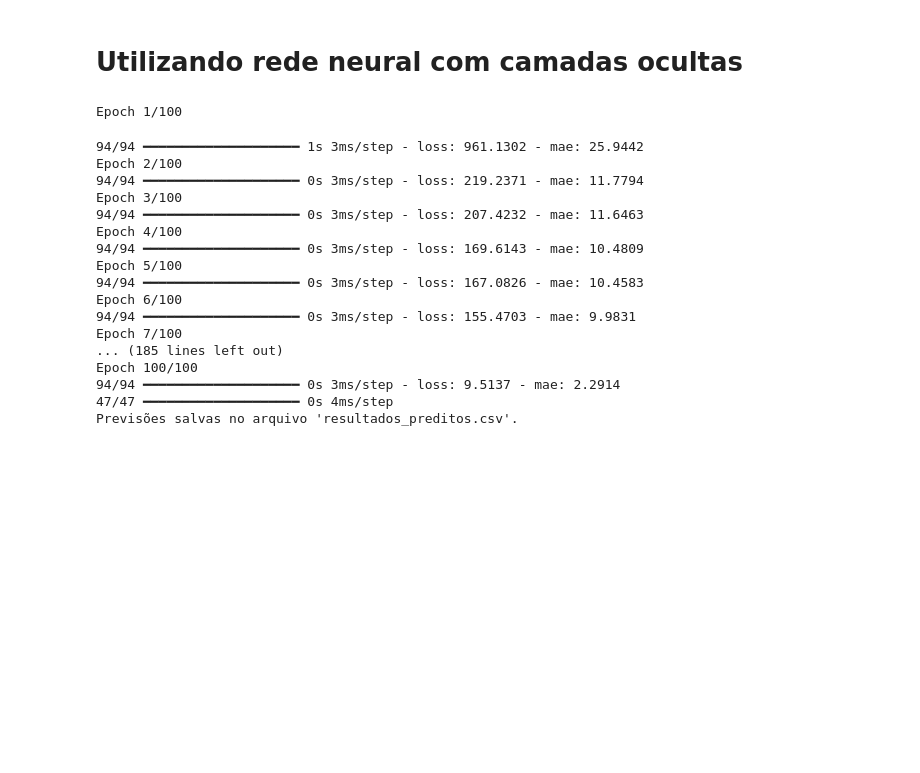
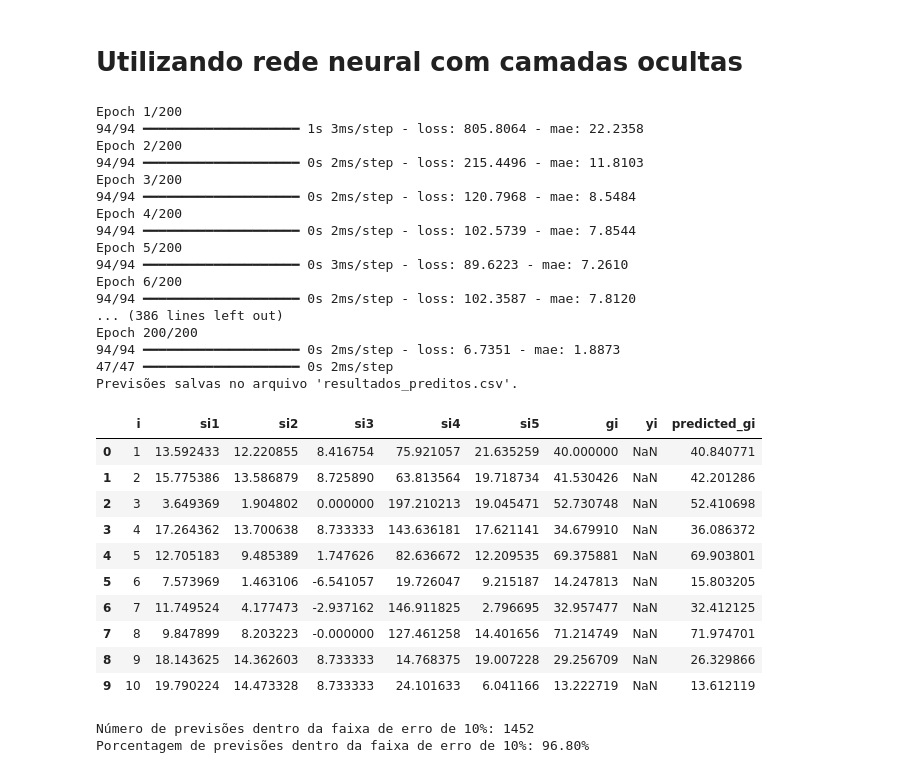
Before and after one commit to MateusSilva00/sistemas_inteligentes_t2, a Jupyter notebook: rede_neural.ipynb, the cells around one changed output. Cells and saved outputs as stored; diff of their text form; code cells hidden in the pictures; blank space fills up the shorter version.

```diff
--- a/rede_neural.ipynb
+++ b/rede_neural.ipynb
@@ -91,23 +86,18 @@ from tensorflow.keras.optimizers import Adam
 from sklearn.preprocessing import StandardScaler
 from sklearn.model_selection import train_test_split
 
-# Carregar os dados
 train_data = pd.read_csv("treino_sinais_vitais_com_label.csv")
 test_data = pd.read_csv("treino_sinais_vitais_sem_label.csv")
 
-# Separar entradas (si3, si4, si5) e saída (gi) do arquivo de treinamento
 X_train = train_data[["si3", "si4", "si5"]].values
 y_train_gi = train_data["gi"].values
 
-# Entradas do arquivo de teste (sem label de gi)
 X_test = test_data[["si3", "si4", "si5"]].values
 
-# Normalização dos dados
 scaler = StandardScaler()
 X_train = scaler.fit_transform(X_train)
 X_test = scaler.transform(X_test)
 
-# Modelo com camada oculta
 model_regression = Sequential(
     [
         Dense(64, input_dim=3, activation="relu"),  # Camada oculta com 64 neurônios
@@ -116,44 +106,68 @@ model_regression = Sequential(
     ]
 )
 
-# Compilar o modelo
 model_regression.compile(
-    optimizer=Adam(learning_rate=0.01), loss="mse", metrics=["mae"]
+    optimizer=Adam(learning_rate=0.03), loss="mse", metrics=["mae"]
 )
 
-# Treinar o modelo
 history = model_regression.fit(
-    X_train, y_train_gi, epochs=100, batch_size=16, verbose=1
+    X_train, y_train_gi, epochs=200, batch_size=16, verbose=1
 )
 
-# Fazer previsões nos dados de teste
 predicted_gi = model_regression.predict(X_test)
 
-# Salvar os resultados preditos em um novo arquivo CSV
 results = test_data.copy()
 results["predicted_gi"] = predicted_gi
 results.to_csv("resultados_preditos.csv", index=False)
 
 print("Previsões salvas no arquivo 'resultados_preditos.csv'.")
 # %% [output]
-Epoch 1/100
+Epoch 1/200
+94/94 ━━━━━━━━━━━━━━━━━━━━ 1s 3ms/step - loss: 805.8064 - mae: 22.2358
+Epoch 2/200
+94/94 ━━━━━━━━━━━━━━━━━━━━ 0s 2ms/step - loss: 215.4496 - mae: 11.8103
+Epoch 3/200
+94/94 ━━━━━━━━━━━━━━━━━━━━ 0s 2ms/step - loss: 120.7968 - mae: 8.5484
+Epoch 4/200
+94/94 ━━━━━━━━━━━━━━━━━━━━ 0s 2ms/step - loss: 102.5739 - mae: 7.8544
+Epoch 5/200
+94/94 ━━━━━━━━━━━━━━━━━━━━ 0s 3ms/step - loss: 89.6223 - mae: 7.2610
+Epoch 6/200
+94/94 ━━━━━━━━━━━━━━━━━━━━ 0s 2ms/step - loss: 102.3587 - mae: 7.8120
+... (386 lines left out)
+Epoch 200/200
+94/94 ━━━━━━━━━━━━━━━━━━━━ 0s 2ms/step - loss: 6.7351 - mae: 1.8873
+47/47 ━━━━━━━━━━━━━━━━━━━━ 0s 2ms/step
+Previsões salvas no arquivo 'resultados_preditos.csv'.
-94/94 ━━━━━━━━━━━━━━━━━━━━ 1s 3ms/step - loss: 961.1302 - mae: 25.9442
-Epoch 2/100
-94/94 ━━━━━━━━━━━━━━━━━━━━ 0s 3ms/step - loss: 219.2371 - mae: 11.7794
-Epoch 3/100
-94/94 ━━━━━━━━━━━━━━━━━━━━ 0s 3ms/step - loss: 207.4232 - mae: 11.6463
-Epoch 4/100
-94/94 ━━━━━━━━━━━━━━━━━━━━ 0s 3ms/step - loss: 169.6143 - mae: 10.4809
-Epoch 5/100
-94/94 ━━━━━━━━━━━━━━━━━━━━ 0s 3ms/step - loss: 167.0826 - mae: 10.4583
-Epoch 6/100
-94/94 ━━━━━━━━━━━━━━━━━━━━ 0s 3ms/step - loss: 155.4703 - mae: 9.9831
-Epoch 7/100
-... (185 lines left out)
-Epoch 100/100
-94/94 ━━━━━━━━━━━━━━━━━━━━ 0s 3ms/step - loss: 9.5137 - mae: 2.2914
-47/47 ━━━━━━━━━━━━━━━━━━━━ 0s 4ms/step
-Previsões salvas no arquivo 'resultados_preditos.csv'.
+# %%
+results.head(10)
+# %% [output]
+|  | i | si1 | si2 | si3 | si4 | si5 | gi | yi | predicted_gi |
+| 0 | 1 | 13.592433 | 12.220855 | 8.416754 | 75.921057 | 21.635259 | 40.000000 | NaN | 40.840771 |
+| 1 | 2 | 15.775386 | 13.586879 | 8.725890 | 63.813564 | 19.718734 | 41.530426 | NaN | 42.201286 |
+| 2 | 3 | 3.649369 | 1.904802 | 0.000000 | 197.210213 | 19.045471 | 52.730748 | NaN | 52.410698 |
+| 3 | 4 | 17.264362 | 13.700638 | 8.733333 | 143.636181 | 17.621141 | 34.679910 | NaN | 36.086372 |
+| 4 | 5 | 12.705183 | 9.485389 | 1.747626 | 82.636672 | 12.209535 | 69.375881 | NaN | 69.903801 |
+| 5 | 6 | 7.573969 | 1.463106 | -6.541057 | 19.726047 | 9.215187 | 14.247813 | NaN | 15.803205 |
+| 6 | 7 | 11.749524 | 4.177473 | -2.937162 | 146.911825 | 2.796695 | 32.957477 | NaN | 32.412125 |
+| 7 | 8 | 9.847899 | 8.203223 | -0.000000 | 127.461258 | 14.401656 | 71.214749 | NaN | 71.974701 |
+| 8 | 9 | 18.143625 | 14.362603 | 8.733333 | 14.768375 | 19.007228 | 29.256709 | NaN | 26.329866 |
+| 9 | 10 | 19.790224 | 14.473328 | 8.733333 | 24.101633 | 6.041166 | 13.222719 | NaN | 13.612119 |
+# %%
+results['percentage_error'] = abs((results['predicted_gi'] - results['gi']) / results['gi']) * 100
+
+within_10_percent = results[results['percentage_error'] <= 10]
+
+count_within_10_percent = within_10_percent.shape[0]
+
+total_count = results.shape[0]
+percentage_within_10_percent = (count_within_10_percent / total_count) * 100
+
+print(f"Número de previsões dentro da faixa de erro de 10%: {count_within_10_percent}")
+print(f"Porcentagem de previsões dentro da faixa de erro de 10%: {percentage_within_10_percent:.2f}%")
+# %% [output]
+Número de previsões dentro da faixa de erro de 10%: 1452
+Porcentagem de previsões dentro da faixa de erro de 10%: 96.80%
 # %%
 import pandas as pd
 from sklearn.model_selection import train_test_split
```
Also changed, not shown: parts of 3 cells of this notebook, 3 other files.
